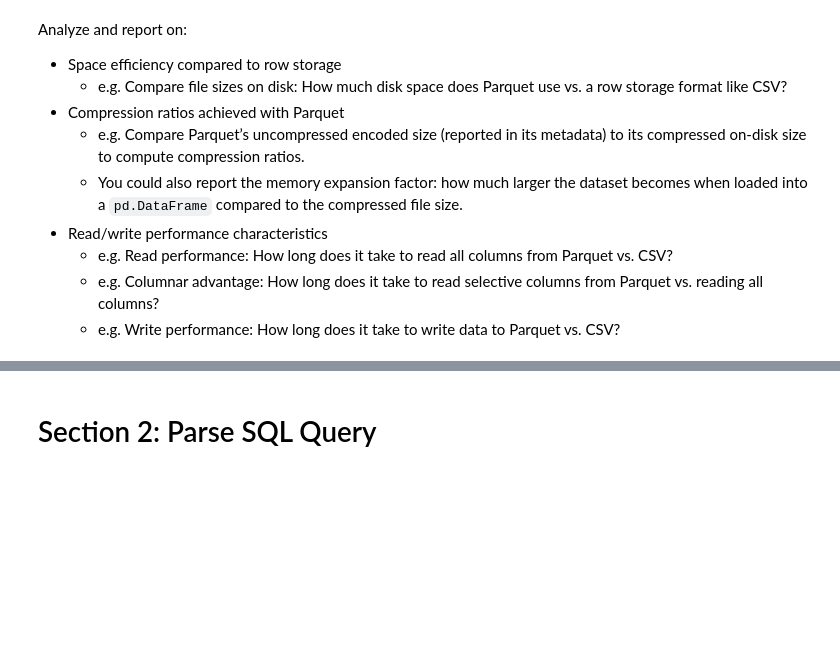
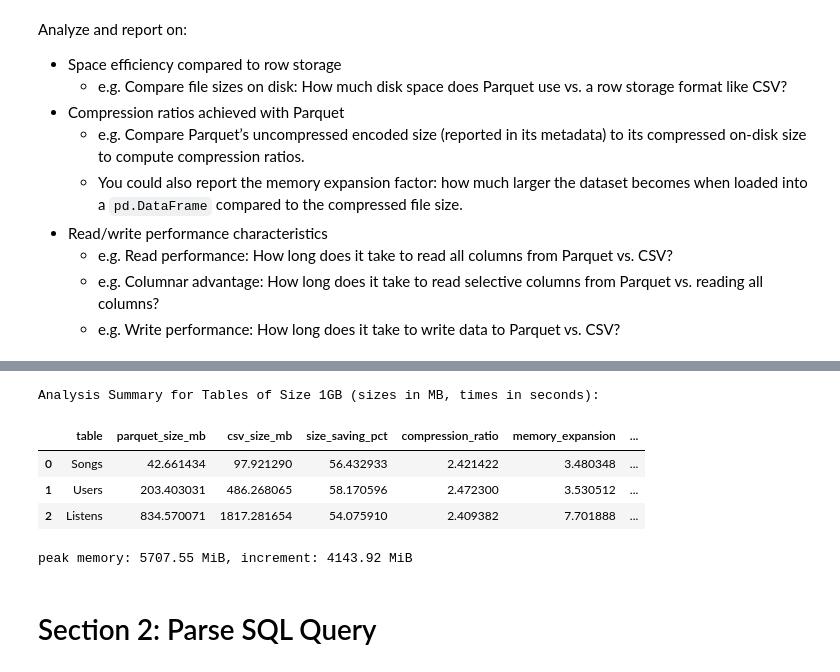
Before and after one commit to berkyalcinkaya/cs145-project2-systems, a Jupyter notebook: cs145_project2_systems_template_fa2025.ipynb, the cells around one changed output, grey strips where cells are left out. Drawn from its saved outputs; the diff is of its cells as text; code cells hidden in the pictures; blank space fills up the shorter version.

```diff
--- a/cs145_project2_systems_template_fa2025.ipynb
+++ b/cs145_project2_systems_template_fa2025.ipynb
@@ -582,5 +583,12 @@ Analysis Summary for Tables of Size 100MB (sizes in MB, times in seconds):
 # %%
-# display(analyze(size="1GB"))
+display(analyze(size="1GB"))
+# %% [output]
+Analysis Summary for Tables of Size 1GB (sizes in MB, times in seconds):
+|  | table | parquet_size_mb | csv_size_mb | size_saving_pct | compression_ratio | memory_expansion | ... |
+| 0 | Songs | 42.661434 | 97.921290 | 56.432933 | 2.421422 | 3.480348 | ... |
+| 1 | Users | 203.403031 | 486.268065 | 58.170596 | 2.472300 | 3.530512 | ... |
+| 2 | Listens | 834.570071 | 1817.281654 | 54.075910 | 2.409382 | 7.701888 | ... |
+peak memory: 5707.55 MiB, increment: 4143.92 MiB
 # %% [markdown]
 # Section 2: Parse SQL Query
 # %% [markdown]
```
Also changed, not shown: parts of 7 cells of this notebook.
